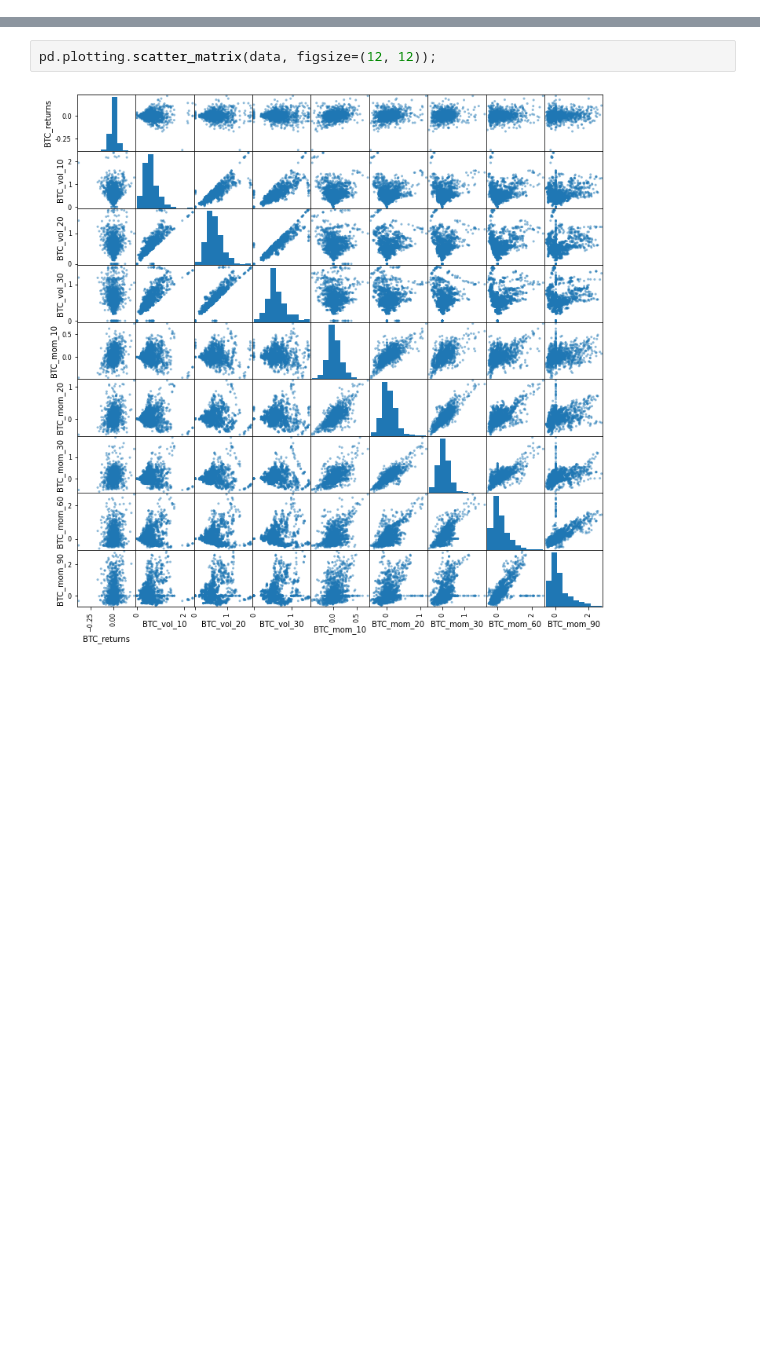
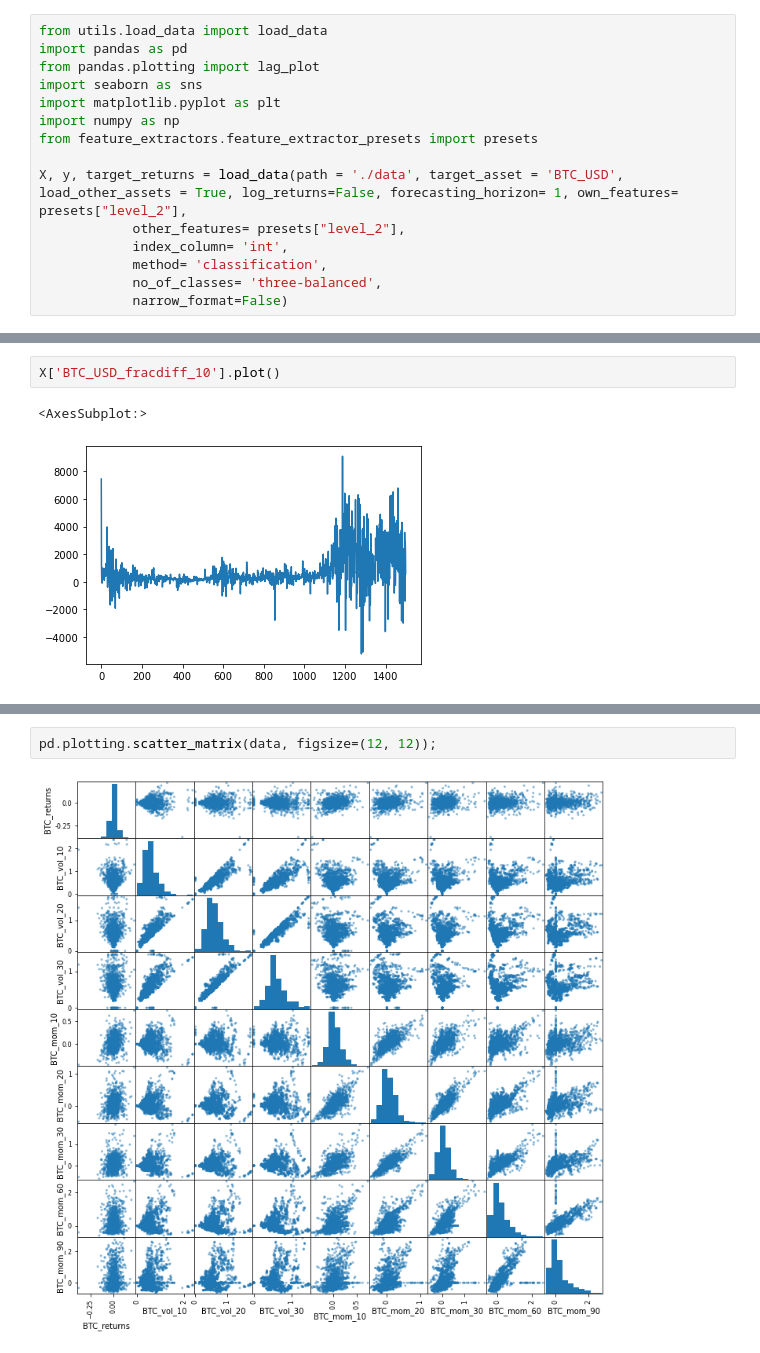
Before and after one commit to webclinic017/drift, a Jupyter notebook: exploration.ipynb, the cells around one changed output, grey strips where cells are left out. Drawn from its saved outputs; the diff is of its cells as text; blank space fills up the shorter version.

```diff
--- a/exploration.ipynb
+++ b/exploration.ipynb
@@ -42,0 +1,15 @@ lag_plot(data['SPY_returns'])
+# %%
+from utils.load_data import load_data
+import pandas as pd
+from pandas.plotting import lag_plot
+import seaborn as sns
+import matplotlib.pyplot as plt
+import numpy as np
+from feature_extractors.feature_extractor_presets import presets
+
+X, y, target_returns = load_data(path = './data', target_asset = 'BTC_USD', load_other_assets = True, log_returns=False, forecasting_horizon= 1, own_features= presets["level_2"],
+            other_features= presets["level_2"],
+            index_column= 'int',
+            method= 'classification',
+            no_of_classes= 'three-balanced',
+            narrow_format=False)
@@ -42,0 +32,5 @@ lag_plot(data['SPY_returns'])
+# %%
+X['BTC_USD_fracdiff_10'].plot()
+# %% [output]
+<AxesSubplot:>
+[figure, added]
```
Also changed, not shown: parts of 9 cells of this notebook, 12 other files.
